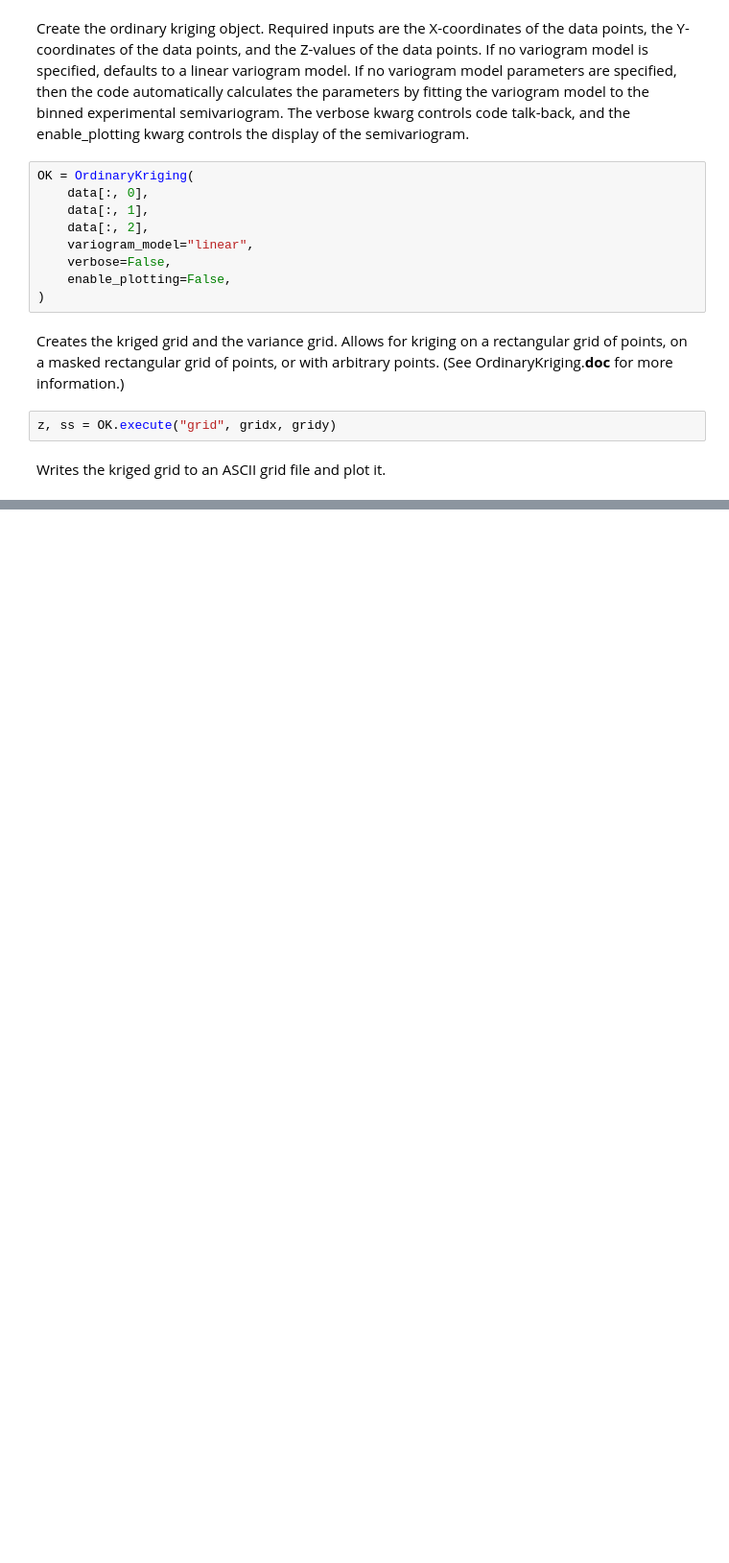
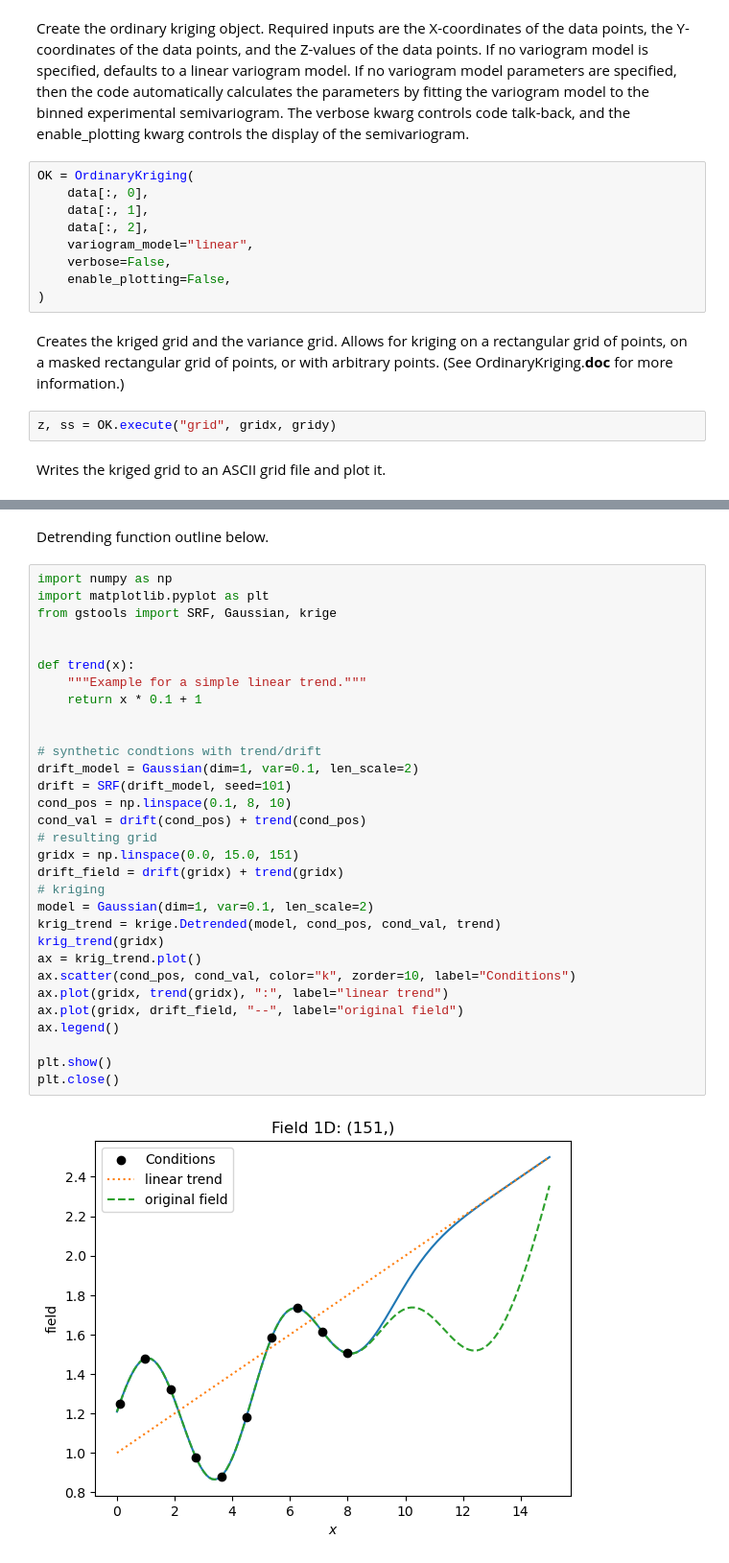
Before and after one commit to mrhussaink7/nys-gas-potential, a Jupyter notebook: research/help_docs/pykrige_ordinary_doc.ipynb, the cells around one changed output, grey strips where cells are left out. Shown at 96% size. Cells and saved outputs as stored; diff of their text form; blank space fills up the shorter version.

```diff
--- a/research/help_docs/pykrige_ordinary_doc.ipynb
+++ b/research/help_docs/pykrige_ordinary_doc.ipynb
@@ -53,0 +57,35 @@ plt.show()
+# %% [markdown]
+Detrending function outline below.
+# %%
+import numpy as np
+import matplotlib.pyplot as plt
+from gstools import SRF, Gaussian, krige
+
+
+def trend(x):
+    """Example for a simple linear trend."""
+    return x * 0.1 + 1
+
+
+# synthetic condtions with trend/drift
+drift_model = Gaussian(dim=1, var=0.1, len_scale=2)
+drift = SRF(drift_model, seed=101)
+cond_pos = np.linspace(0.1, 8, 10)
+cond_val = drift(cond_pos) + trend(cond_pos)
+# resulting grid
+gridx = np.linspace(0.0, 15.0, 151)
+drift_field = drift(gridx) + trend(gridx)
+# kriging
+model = Gaussian(dim=1, var=0.1, len_scale=2)
+krig_trend = krige.Detrended(model, cond_pos, cond_val, trend)
+krig_trend(gridx)
+ax = krig_trend.plot()
+ax.scatter(cond_pos, cond_val, color="k", zorder=10, label="Conditions")
+ax.plot(gridx, trend(gridx), ":", label="linear trend")
+ax.plot(gridx, drift_field, "--", label="original field")
+ax.legend()
+
+plt.show()
+plt.close()
+# %% [output]
+[figure, added]
```
Also changed, not shown: parts of 1 cell of this notebook, 4 other files.
